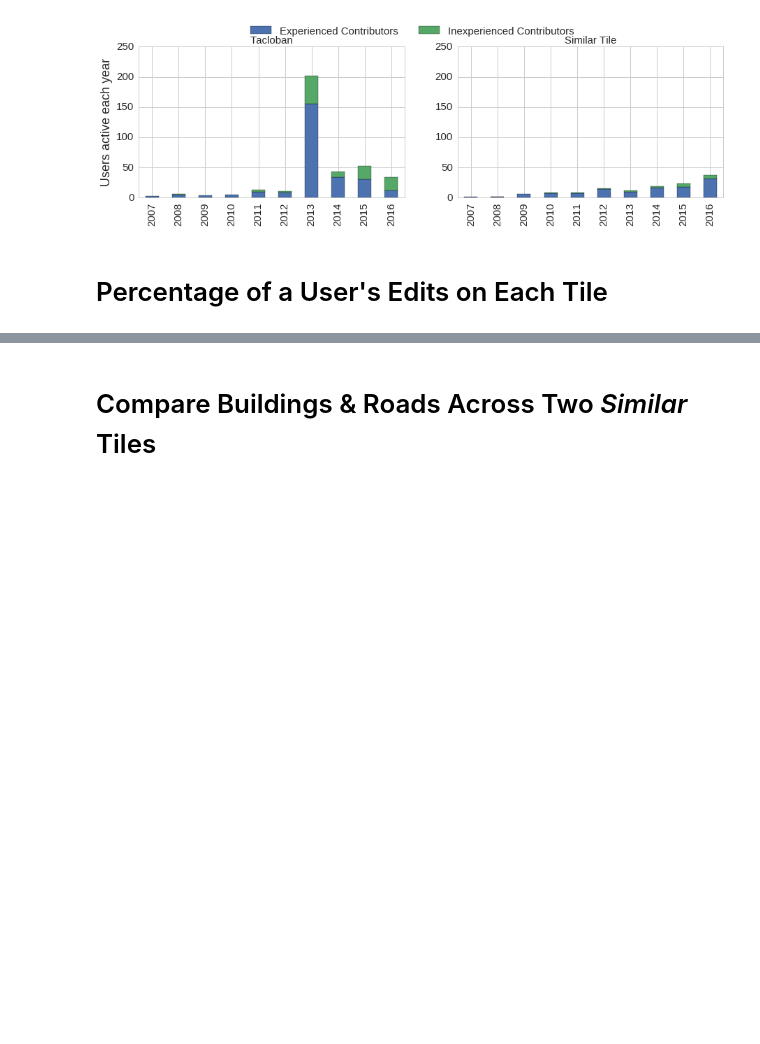
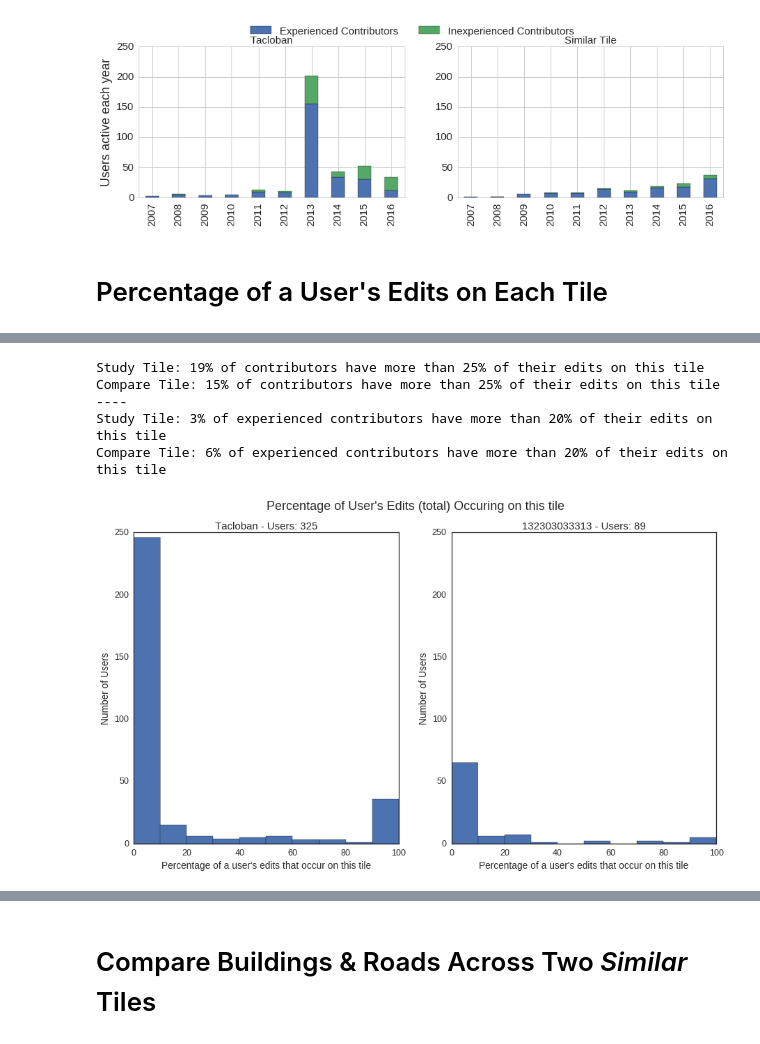
Before and after one commit to jenningsanderson/contributor-centric-qa, a Jupyter notebook: Study Tile 2 - Tacloban, Philippines.ipynb, the cells around one changed output, grey strips where cells are left out. Saved outputs shown, nothing was run; the diff lists cells and outputs as text; code cells hidden in the pictures; blank space fills up the shorter version.

```diff
--- a/Study Tile 2 - Tacloban, Philippines.ipynb
+++ b/Study Tile 2 - Tacloban, Philippines.ipynb
@@ -327,0 +330,30 @@ None
+# %%
+sns.set(font_scale=1.25)
+plt.style.use('seaborn-white')
+fig, axs = plt.subplots(nrows=1, ncols=2, figsize=(15,8), facecolor='w', edgecolor='k')
+
+current_tile_df.plot(ax=axs[0], kind='hist',y=['percent_user_edits'], legend=None, bins=np.arange(0,101,10))
+axs[0].set_title(study_tiles[study_tile_idx]['name'] + " - Users: "+str(len(current_tile_df)))
+
+compare_tile_df.plot(ax=axs[1], kind='hist',y=['percent_user_edits'], legend=None, bins=np.arange(0,101,10))
+axs[1].set_title(study_tiles[study_tile_idx]['compare_tiles'][idx]['quad'] + " - Users: "+str(len(compare_tile_df)))
+
+axs[1].set_ylim(axs[0].get_ylim())
+
+for ax in axs:
+    ax.set_xlabel("Percentage of a user's edits that occur on this tile")
+    ax.set_ylabel('Number of Users')
+plt.suptitle("Percentage of User's Edits (total) Occuring on this tile",fontsize=18)
+
+print("Study Tile: {0:.0f}% of contributors have more than 25% of their edits on this tile".format(len(current_tile_df.query('percent_user_edits>25')) / len(current_tile_df)*100))
+print("Compare Tile: {0:.0f}% of contributors have more than 25% of their edits on this tile".format(len(compare_tile_df.query('percent_user_edits>25')) / len(compare_tile_df)*100))
+print("----")
+print("Study Tile: {0:.0f}% of experienced contributors have more than 20% of their edits on this tile".format(len(current_tile_df.query('total_editing_days_ever>7').query('percent_user_edits>20')) / len(current_tile_df.query('total_editing_days_ever>7'))*100))
+print("Compare Tile: {0:.0f}% of experienced contributors have more than 20% of their edits on this tile".format(len(compare_tile_df.query('total_editing_days_ever>7').query('percent_user_edits>20')) / len(compare_tile_df.query('total_editing_days_ever>7'))*100))
+# %% [output]
+Study Tile: 19% of contributors have more than 25% of their edits on this tile
+Compare Tile: 15% of contributors have more than 25% of their edits on this tile
+----
+Study Tile: 3% of experienced contributors have more than 20% of their edits on this tile
+Compare Tile: 6% of experienced contributors have more than 20% of their edits on this tile
+[figure, added]
```
Also changed, not shown: parts of 2 cells of this notebook, 4 other files.
